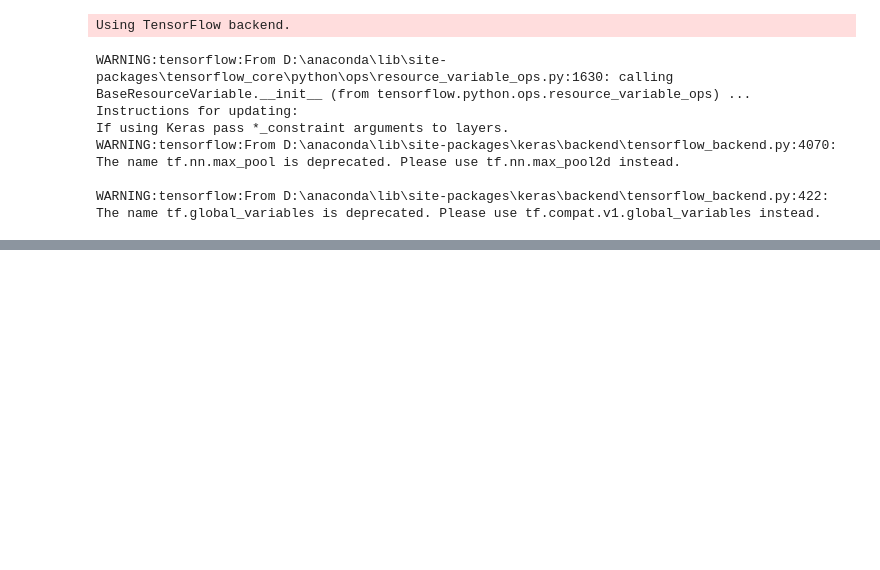
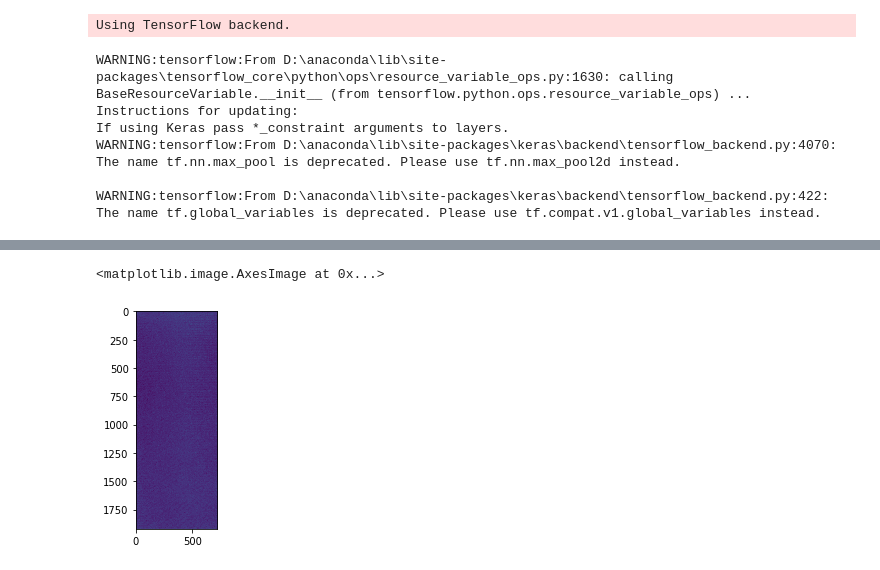
Before and after one commit to jm00020/mura, a Jupyter notebook: Untitled1.ipynb, the cells around one changed output, grey strips where cells are left out. Saved outputs shown, nothing was run; the diff lists cells and outputs as text; code cells hidden in the pictures; blank space fills up the shorter version.

```diff
--- a/Untitled1.ipynb
+++ b/Untitled1.ipynb
@@ -18,0 +24,4 @@ model.save_weights('weights.h5')
+# %%
+path2 = 'Image_175/0010/W225.bmp'
+# path2 = 'Image_310/0002/W225.bmp'
+normal_img = np.array(Image.open(path2).convert('L'))
@@ -18,0 +44,2 @@ model.save_weights('weights.h5')
+# %%
+make_img = normal_img + np.random.normal(0, 1000, size=normal_img.shape)
@@ -18,0 +68,3 @@ model.save_weights('weights.h5')
+# %%
+normal_img = (255 - normal_img)/255
+make_img = (255 - make_img)/255
@@ -18,0 +91,5 @@ model.save_weights('weights.h5')
+# %%
+plt.imshow(make_img)
+# %% [output]
+<matplotlib.image.AxesImage at 0x...>
+[figure, added]
```
Also changed, not shown: parts of 10 cells of this notebook, 12 other files.
